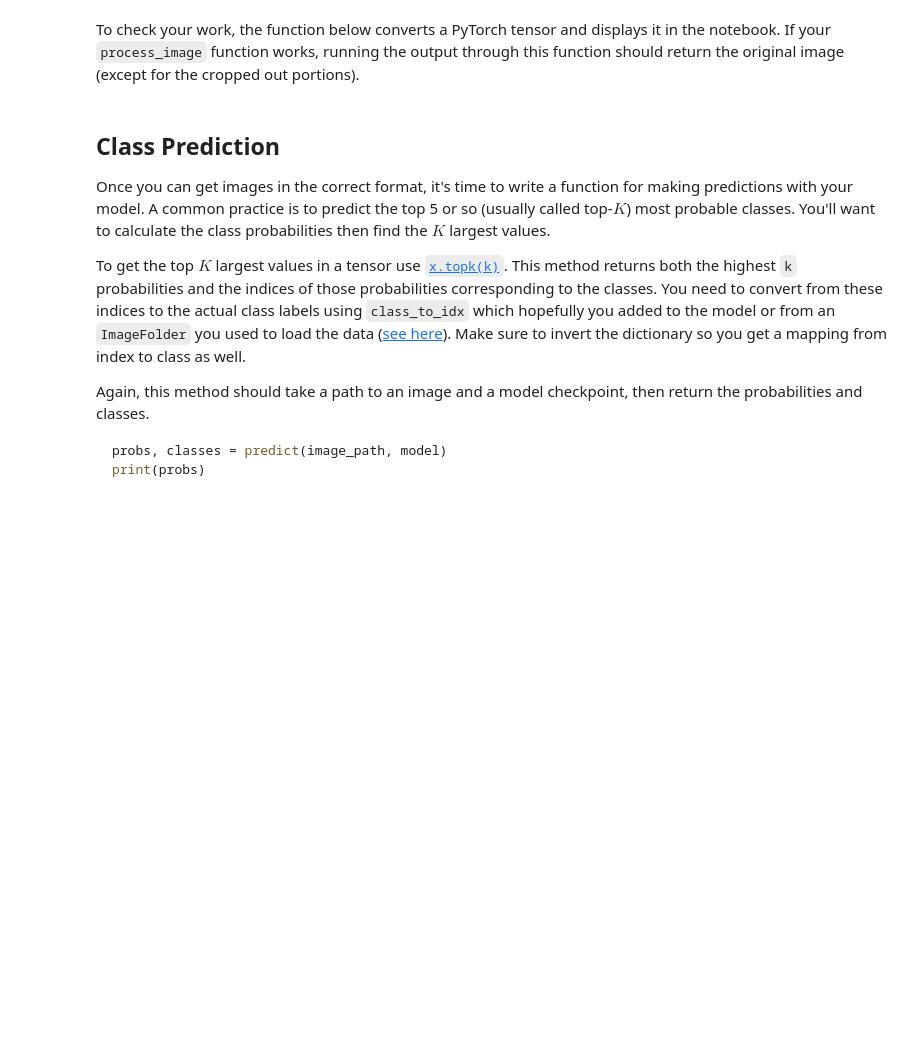
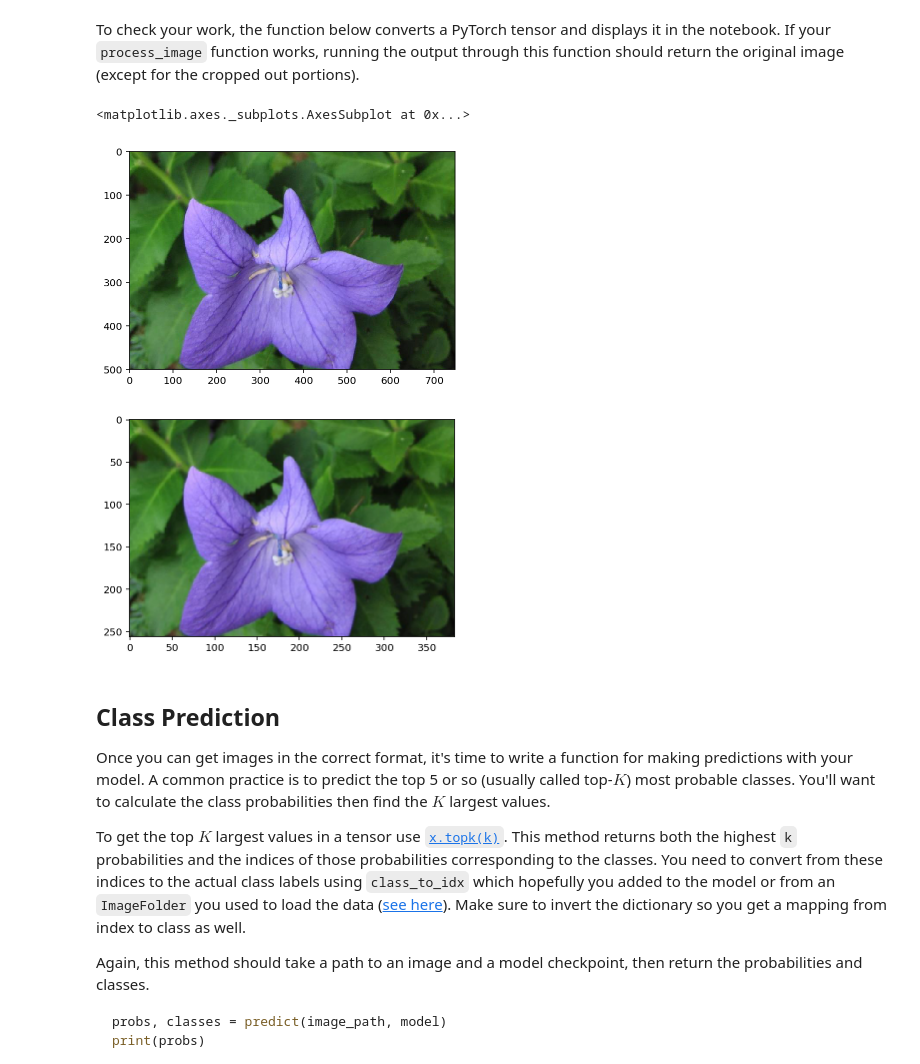
Before and after one commit to kisom/aipnd-classifier, a Jupyter notebook: Image Classifier Project.ipynb, the cells around one changed output. Saved outputs shown, nothing was run; the diff lists cells and outputs as text; code cells hidden in the pictures; blank space fills up the shorter version.

```diff
--- a/Image Classifier Project.ipynb
+++ b/Image Classifier Project.ipynb
@@ -161,20 +71,0 @@ def check_accuracy_on_test(model, testloader):
-# %%
-hyper_params = {
-    'architecture': models.densenet121,
-    'epochs': 3,
-    'criterion': nn.NLLLoss,
-    'optimizer': optim.Adam,
-    'learning_rate': 0.01,
-    'classifier': [
-        nn.Linear(1024, 512),
-        nn.ReLU(),
-        nn.Linear(512, 256),
-        nn.ReLU(),
-        nn.Linear(256, len(cat_to_name)),
-        nn.LogSoftmax(dim=1),
-    ]
-}
-
-model = load_model(hyper_params)
-# %%
-do_deep_learning(model, dataloader_training, hyper_params, 50)
@@ -250,3 +137,5 @@ At this point it's good to write a function that can load a checkpoint and rebui
+# %%
+restored_model = model.Model.load('checkpoint.dat')
 # %% [markdown]
 # Inference for classification
 
@@ -275,34 +164,52 @@ As before, the network expects the images to be normalized in a specific way. Fo
 And finally, PyTorch expects the color channel to be the first dimension but it's the third dimension in the PIL image and Numpy array. You can reorder dimensions using [`ndarray.transpose`](https://docs.scipy.org/doc/numpy-1.13.0/reference/generated/numpy.ndarray.transpose.html). The color channel needs to be first and retain the order of the other two dimensions.
 # %%
 def process_image(image):
-    ''' Scales, crops, and normalizes a PIL image for a PyTorch model,
+    """ Scales, crops, and normalizes a PIL image for a PyTorch model,
         returns an Numpy array
-    '''
+    """
 
-    # TODO: Process a PIL image for use in a PyTorch model
+    pipeline = transforms.Compose([
+        transforms.Resize(256),
+        transforms.CenterCrop(224),
+        transforms.ToTensor(),
+        transforms.Normalize(mean=[0.485, 0.456, 0.406], std=[0.229, 0.224, 0.225]),
+    ])
+
+    return pipeline(image)
 # %% [markdown]
 To check your work, the function below converts a PyTorch tensor and displays it in the notebook. If your `process_image` function works, running the output through this function should return the original image (except for the cropped out portions).
 # %%
+from PIL import Image
+
 def imshow(image, ax=None, title=None):
     """Imshow for Tensor."""
     if ax is None:
         fig, ax = plt.subplots()
 
     # PyTorch tensors assume the color channel is the first dimension
     # but matplotlib assumes is the third dimension
     image = image.numpy().transpose((1, 2, 0))
 
     # Undo preprocessing
     mean = np.array([0.485, 0.456, 0.406])
     std = np.array([0.229, 0.224, 0.225])
     image = std * image + mean
 
     # Image needs to be clipped between 0 and 1 or it looks like noise when displayed
     image = np.clip(image, 0, 1)
 
     ax.imshow(image)
 
     return ax
+
+_, ax = plt.subplots()
+image = Image.open('test_image.jpg')
+ax.imshow(np.array(image))
+imshow(process_image(Image.open('test_image.jpg')))
+# %% [output]
+<matplotlib.axes._subplots.AxesSubplot at 0x...>
+[figure, added]
+[figure, added]
 # %% [markdown]
 ## Class Prediction
 
```
Also changed, not shown: parts of 15 cells of this notebook, 3 other files.
